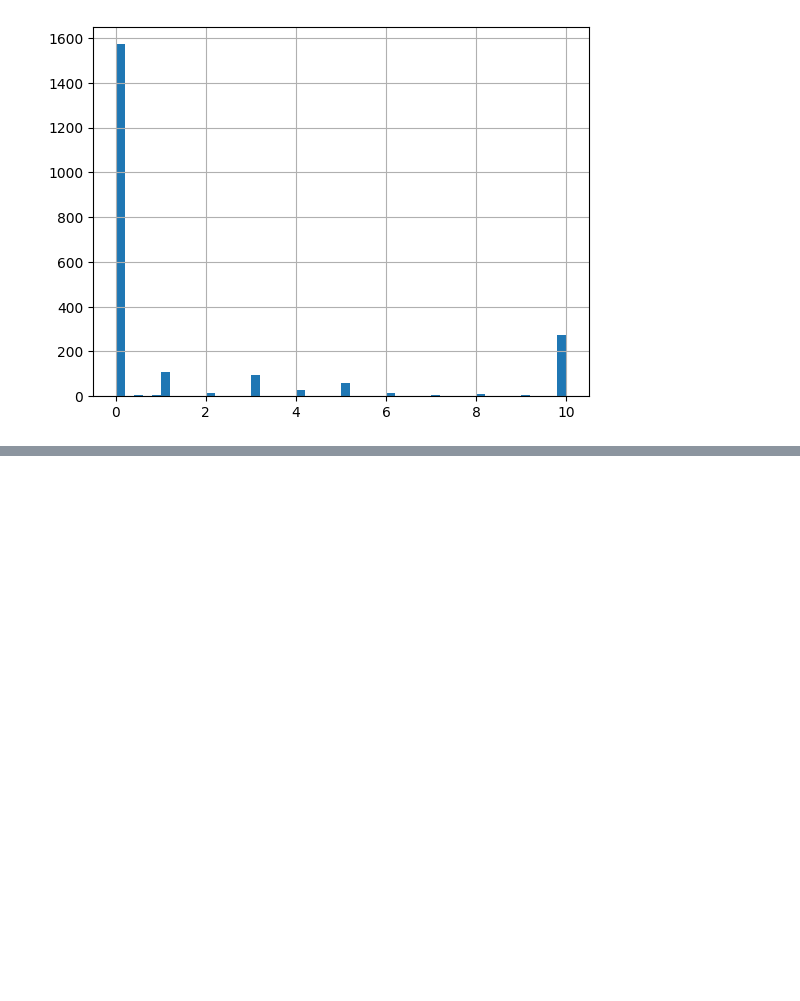
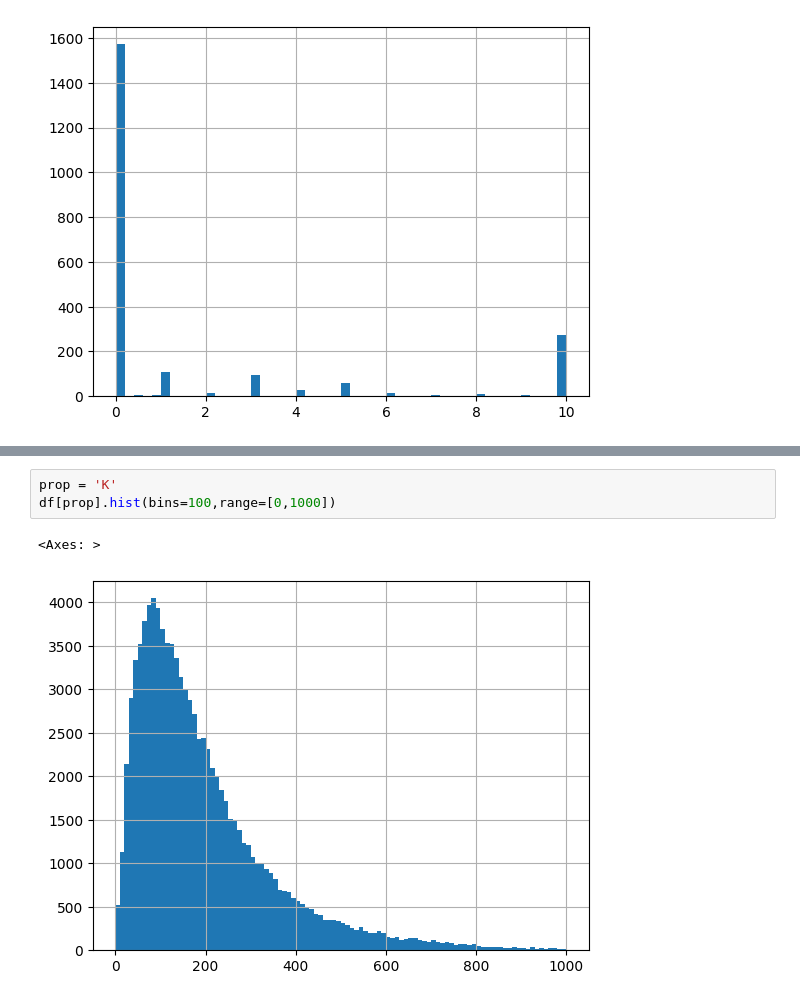
Before and after one commit to Meng2077/SOC-EU, a Jupyter notebook: code/011_production_train.final.model.ipynb, the cells around one changed output, grey strips where cells are left out. Cells and saved outputs as stored; diff of their text form; blank space fills up the shorter version.

```diff
--- a/code/011_production_train.final.model.ipynb
+++ b/code/011_production_train.final.model.ipynb
@@ -110,0 +244,6 @@ IndexError: list index out of range
+# %%
+prop = 'K'
+df[prop].hist(bins=100,range=[0,1000])
+# %% [output]
+<Axes: >
+[figure, added]
```
Also changed, not shown: parts of 17 cells of this notebook, 19 other files.
